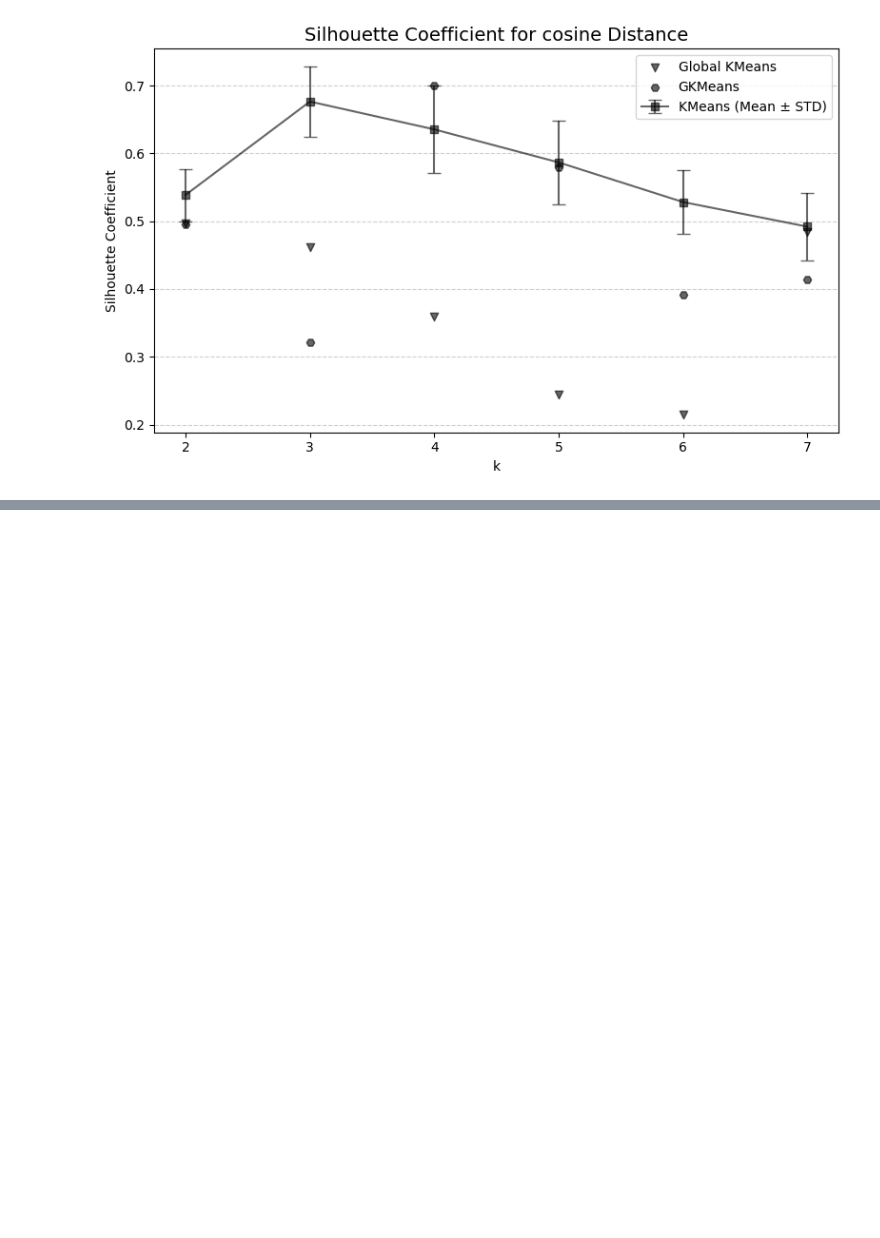
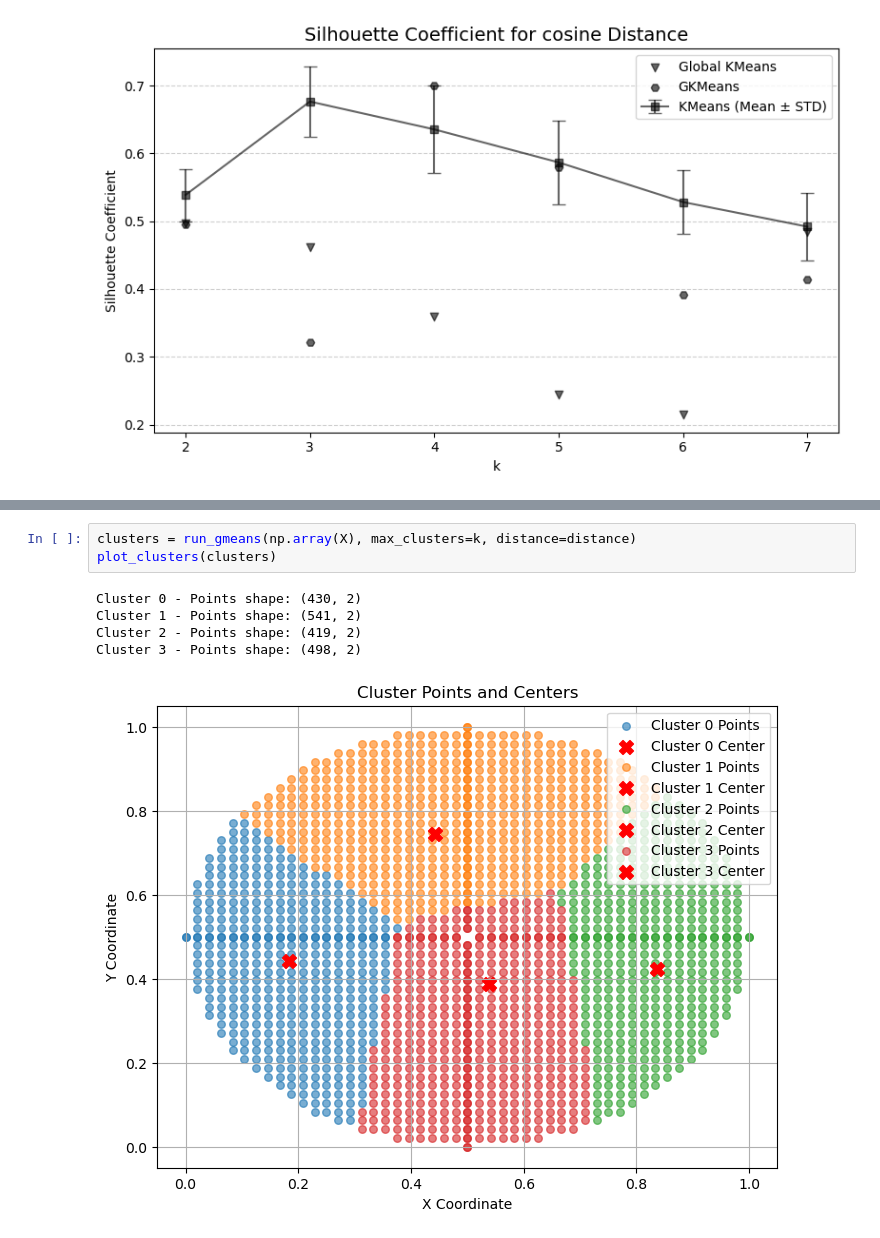
Before and after one commit to Bernat-C/Clustering-Analysis, a Jupyter notebook: testing_xavier2.ipynb, the cells around one changed output, grey strips where cells are left out. Drawn from its saved outputs; the diff is of its cells as text; blank space fills up the shorter version.

```diff
--- a/testing_xavier2.ipynb
+++ b/testing_xavier2.ipynb
@@ -240,0 +239,9 @@ Cluster 3 - Points shape: (472, 2)
+# %%
+clusters = run_gmeans(np.array(X), max_clusters=k, distance=distance)
+plot_clusters(clusters)
+# %% [output]
+Cluster 0 - Points shape: (430, 2)
+Cluster 1 - Points shape: (541, 2)
+Cluster 2 - Points shape: (419, 2)
+Cluster 3 - Points shape: (498, 2)
+[figure, added]
```
Also changed, not shown: parts of 7 cells of this notebook, 9 other files.
